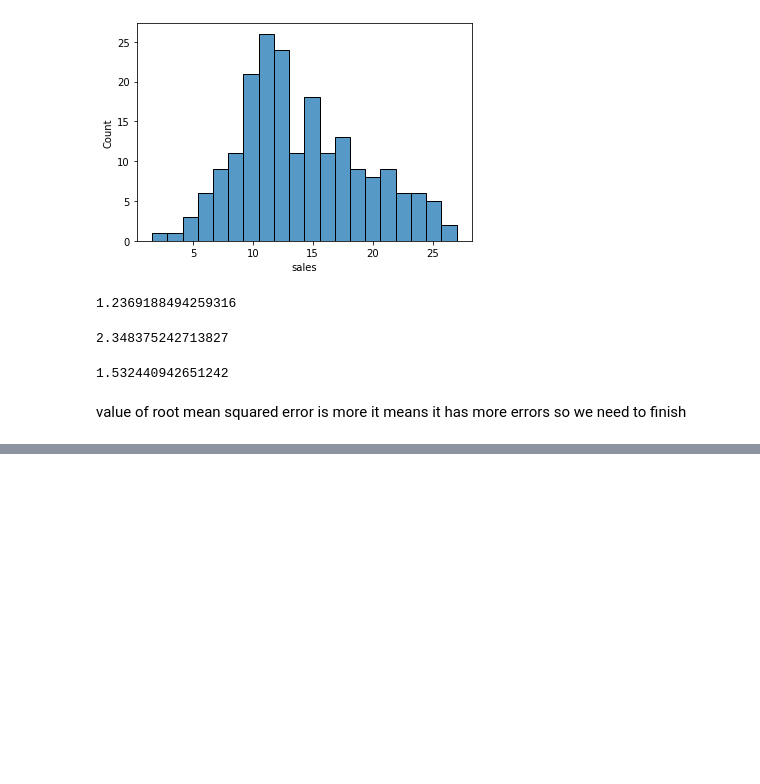
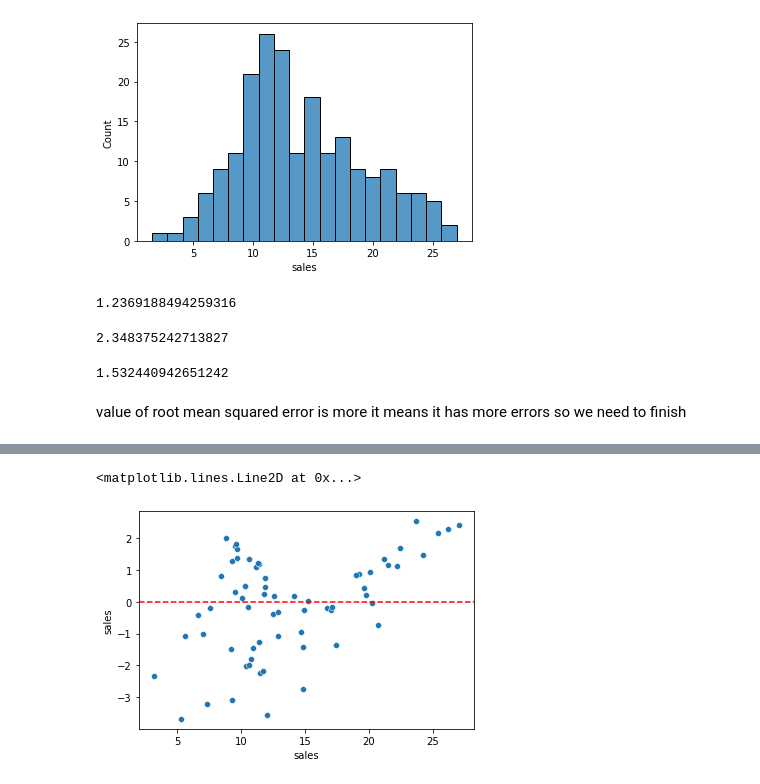
Before and after one commit to uma1978/iiit_fmml_assignments, a Jupyter notebook: linear_regression.ipynb, the cells around one changed output, grey strips where cells are left out. Drawn from its saved outputs; the diff is of its cells as text; code cells hidden in the pictures; blank space fills up the shorter version.

```diff
--- a/linear_regression.ipynb
+++ b/linear_regression.ipynb
@@ -6,7 +6,7 @@ import pandas as pd
 import matplotlib.pyplot as plt
 import seaborn as sns
 # %%
-df = pd.read_csv(r"/content/Advertising.csv")
+df = pd.read_csv(r"/content/drive/MyDrive/Advertising.csv")
 df.head()
 # %% [output]
 |  | TV | radio | newspaper | sales |
@@ -370,0 +379,3 @@ so we need to finish
+# %%
+test_residuals = y_test - test_pred
+test_residuals
@@ -370,0 +395,7 @@ so we need to finish
+# %%
+sns.scatterplot(x=y_test, y=test_residuals)
+#it looks like random, no pattern in the residual plot can be seen so linear regression can be used
+plt.axhline(y=0, color='red', ls='--')
+# %% [output]
+<matplotlib.lines.Line2D at 0x...>
+[figure, added]
```
Also changed, not shown: parts of 12 cells of this notebook.
